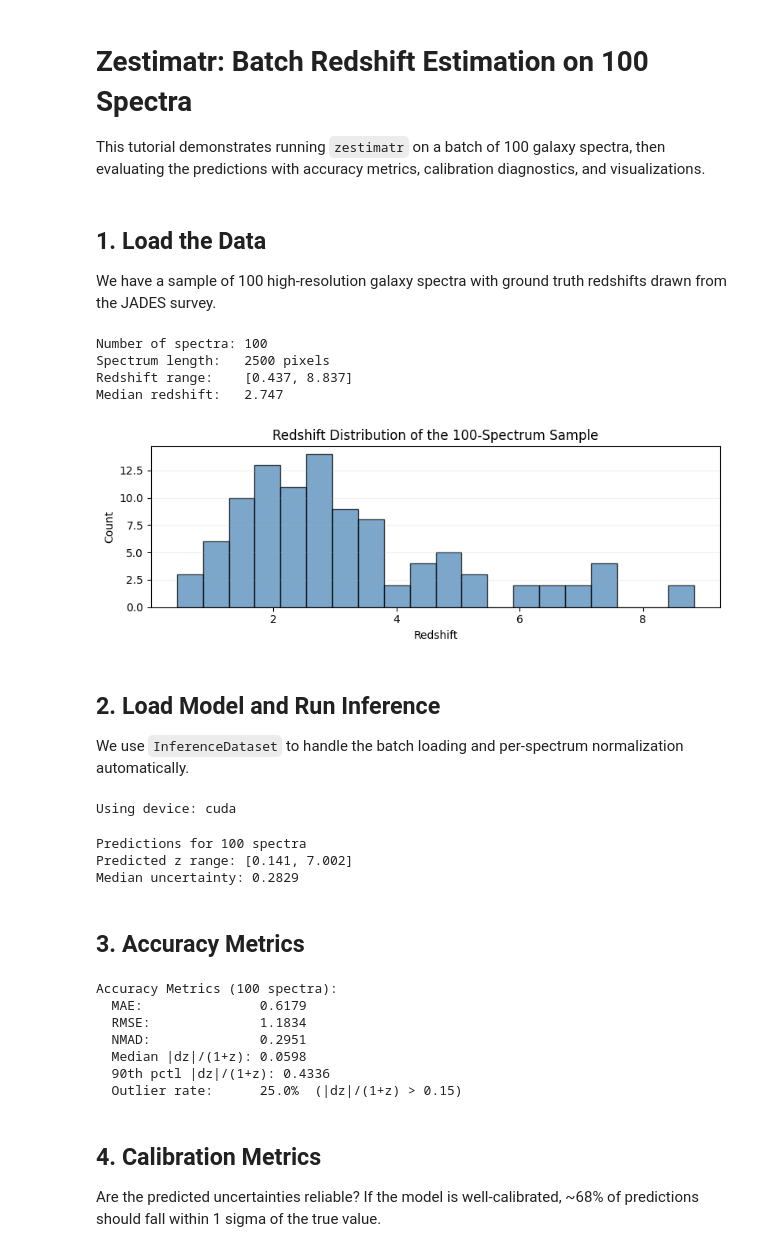
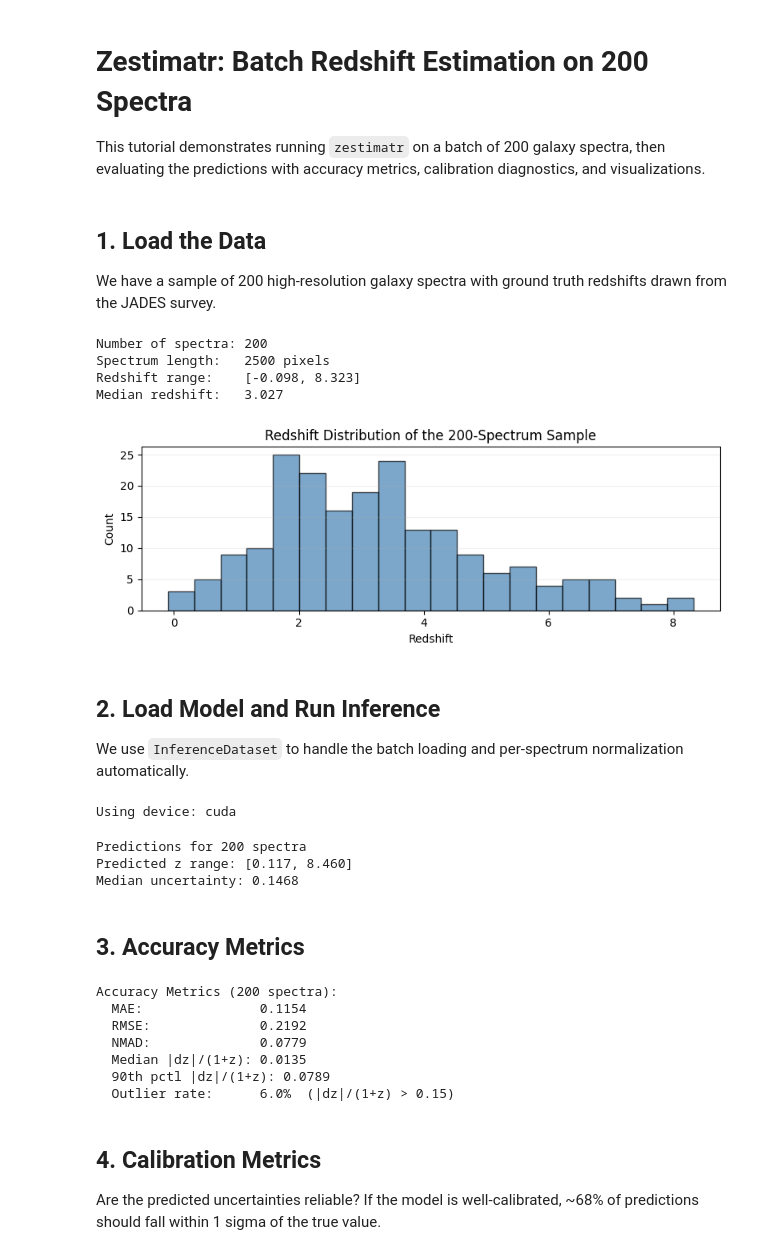
Before and after one commit to aryana-haghjoo/CodeAstro_group_2, a Jupyter notebook: tutorials/quickstart_batch_spectra.ipynb, the cells around one changed output. Drawn from its saved outputs; the diff is of its cells as text; code cells hidden in the pictures.

Commit message:
upated the batch sample

```diff
--- a/tutorials/quickstart_batch_spectra.ipynb
+++ b/tutorials/quickstart_batch_spectra.ipynb
@@ -1,7 +1,7 @@
 # %% [markdown]
-# Zestimatr: Batch Redshift Estimation on 100 Spectra
+# Zestimatr: Batch Redshift Estimation on 200 Spectra
 
-This tutorial demonstrates running `zestimatr` on a batch of 100 galaxy spectra, then evaluating the predictions with accuracy metrics, calibration diagnostics, and visualizations.
+This tutorial demonstrates running `zestimatr` on a batch of 200 galaxy spectra, then evaluating the predictions with accuracy metrics, calibration diagnostics, and visualizations.
 # %%
 import numpy as np
 import matplotlib.pyplot as plt
@@ -13,9 +13,9 @@ from zestimatr.inference import InferenceDataset
 # %% [markdown]
 ## 1. Load the Data
 
-We have a sample of 100 high-resolution galaxy spectra with ground truth redshifts drawn from the JADES survey.
+We have a sample of 200 high-resolution galaxy spectra with ground truth redshifts drawn from the JADES survey.
 # %%
-data_path = "sample_100_spectra.npz"
+data_path = "sample_200_spectra.npz"
 data = np.load(data_path)
 
 print(f"Number of spectra: {data['flux_high'].shape[0]}")
@@ -23,21 +23,21 @@ print(f"Spectrum length:   {data['flux_high'].shape[1]} pixels")
 print(f"Redshift range:    [{data['z'].min():.3f}, {data['z'].max():.3f}]")
 print(f"Median redshift:   {np.median(data['z']):.3f}")
 # %% [output]
-Number of spectra: 100
+Number of spectra: 200
 Spectrum length:   2500 pixels
-Redshift range:    [0.437, 8.837]
-Median redshift:   2.747
+Redshift range:    [-0.098, 8.323]
+Median redshift:   3.027
 # %%
 fig, ax = plt.subplots(figsize=(8, 3))
 ax.hist(data['z'], bins=20, edgecolor='black', alpha=0.7, color='steelblue')
 ax.set_xlabel('Redshift')
 ax.set_ylabel('Count')
-ax.set_title('Redshift Distribution of the 100-Spectrum Sample')
+ax.set_title('Redshift Distribution of the 200-Spectrum Sample')
 ax.grid(True, alpha=0.2, axis='y')
 plt.tight_layout()
 plt.show()
 # %% [output]
-[figure, old version]
+[figure, new version]
 # %% [markdown]
 ## 2. Load Model and Run Inference
 
@@ -62,9 +62,9 @@ print(f"Predicted z range: [{predictions['z_pred'].min():.3f}, {predictions['z_p
 print(f"Median uncertainty: {np.median(predictions['z_uncertainty']):.4f}")
 # %% [output]
 Using device: cuda
-Predictions for 100 spectra
-Predicted z range: [0.141, 7.002]
-Median uncertainty: 0.2829
+Predictions for 200 spectra
+Predicted z range: [0.117, 8.460]
+Median uncertainty: 0.1468
 # %% [markdown]
 ## 3. Accuracy Metrics
 # %%
@@ -74,7 +74,7 @@ z_unc = predictions['z_uncertainty']
 
 metrics = zestimatr.compute_metrics(z_pred, z_true)
 
-print("Accuracy Metrics (100 spectra):")
+print("Accuracy Metrics (200 spectra):")
 print(f"  MAE:               {metrics['mae']:.4f}")
 print(f"  RMSE:              {metrics['rmse']:.4f}")
 print(f"  NMAD:              {metrics['nmad']:.4f}")
@@ -82,13 +82,13 @@ print(f"  Median |dz|/(1+z): {metrics['median_rel_error']:.4f}")
 print(f"  90th pctl |dz|/(1+z): {metrics['p90_rel_error']:.4f}")
 print(f"  Outlier rate:      {metrics['outlier_rate']:.1%}  (|dz|/(1+z) > 0.15)")
 # %% [output]
-Accuracy Metrics (100 spectra):
-  MAE:               0.6179
-  RMSE:              1.1834
-  NMAD:              0.2951
-  Median |dz|/(1+z): 0.0598
-  90th pctl |dz|/(1+z): 0.4336
-  Outlier rate:      25.0%  (|dz|/(1+z) > 0.15)
+Accuracy Metrics (200 spectra):
+  MAE:               0.1154
+  RMSE:              0.2192
+  NMAD:              0.0779
+  Median |dz|/(1+z): 0.0135
+  90th pctl |dz|/(1+z): 0.0789
+  Outlier rate:      6.0%  (|dz|/(1+z) > 0.15)
 # %% [markdown]
 ## 4. Calibration Metrics
 
```
Also changed, not shown: parts of 10 cells of this notebook, 3 other files.
